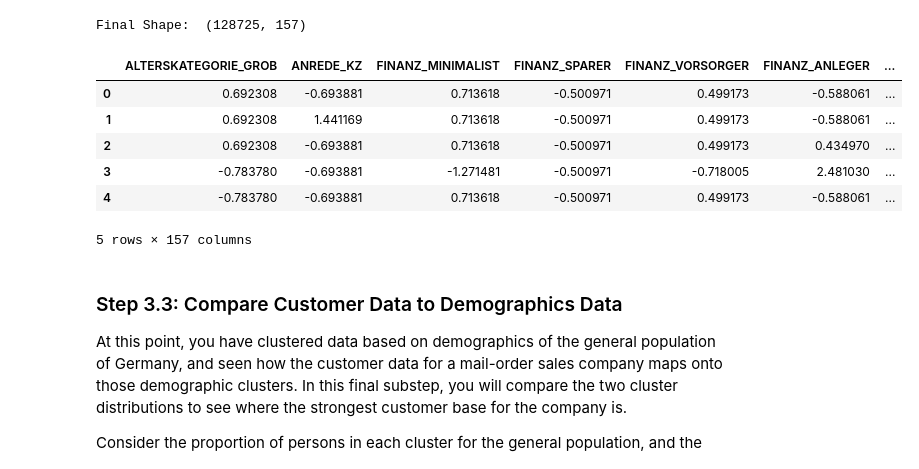
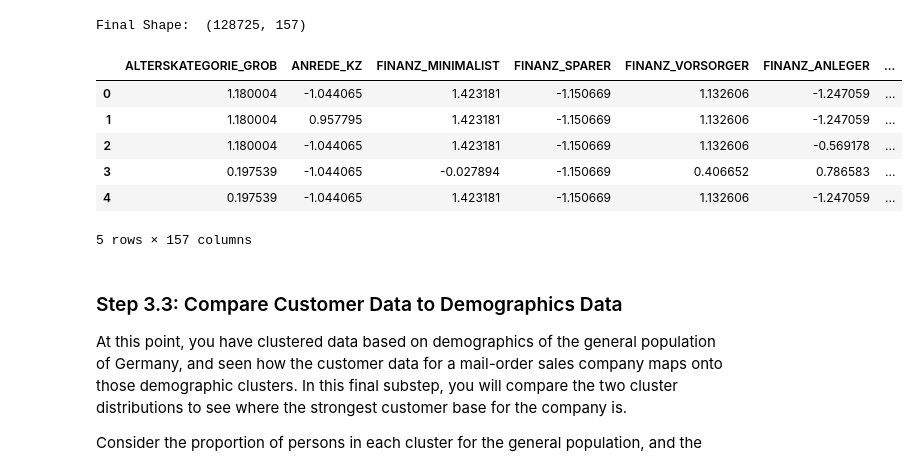
Before and after one commit to prithvidalal/Udacity-intro_to_ML_projects, a Jupyter notebook: Identify_Customer_Segments/Identify_Customer_Segments.ipynb, the cells around one changed output. Cells and saved outputs as stored; diff of their text form; code cells hidden in the pictures.

```diff
--- a/Identify_Customer_Segments/Identify_Customer_Segments.ipynb
+++ b/Identify_Customer_Segments/Identify_Customer_Segments.ipynb
@@ -212,9 +256,10 @@ plt.show()
 # %%
 # Write code to divide the data into two subsets based on the number of missing
 # values in each row.
-low_missing = azdias[azdias.isnull().sum(axis = 1) < 4]
+# NOTE TO REVIEWER : I have increased the threshold to 9 as advised.
+low_missing = azdias[azdias.isnull().sum(axis = 1) < 9]
 
-high_missing = azdias[azdias.isnull().sum(axis = 1) >= 4]
+high_missing = azdias[azdias.isnull().sum(axis = 1) >= 9]
 # %%
 # Compare the distribution of values for at least five columns where there are
 # no or few missing values, between the two subsets.
@@ -602,7 +647,8 @@ Before we apply dimensionality reduction techniques to the data, we need to perf
 # %%
 # Apply feature scaling to the general population demographics data
 scaler = StandardScaler()
-low_missing_scaled = scaler.fit_transform(low_missing)
+model_scaler = scaler.fit(low_missing)
+low_missing_scaled = scaler.transform(low_missing)
 low_missing_scaled = pd.DataFrame(low_missing_scaled, columns = low_missing.columns)
 # %%
 low_missing_scaled.head()
@@ -888,16 +934,16 @@ See the caveats in the documentation: http://pandas.pydata.org/pandas-docs/stabl
 Final Shape:  (128725, 157)
 # %%
 # Standardize or Normalize
-scaler = StandardScaler()
-customers_scaled = pd.DataFrame(scaler.fit_transform(customers_processed), columns = customers_processed.columns)
+#NOTE TO REVIEWER : I have changed the code as advised. Thanks for the tip
+customers_scaled = pd.DataFrame(scaler.transform(customers_processed), columns = customers_processed.columns)
 customers_scaled.head()
 # %% [output]
 |  | ALTERSKATEGORIE_GROB | ANREDE_KZ | FINANZ_MINIMALIST | FINANZ_SPARER | FINANZ_VORSORGER | FINANZ_ANLEGER | ... |
-| 0 | 0.692308 | -0.693881 | 0.713618 | -0.500971 | 0.499173 | -0.588061 | ... |
-| 1 | 0.692308 | 1.441169 | 0.713618 | -0.500971 | 0.499173 | -0.588061 | ... |
-| 2 | 0.692308 | -0.693881 | 0.713618 | -0.500971 | 0.499173 | 0.434970 | ... |
-| 3 | -0.783780 | -0.693881 | -1.271481 | -0.500971 | -0.718005 | 2.481030 | ... |
-| 4 | -0.783780 | -0.693881 | 0.713618 | -0.500971 | 0.499173 | -0.588061 | ... |
+| 0 | 1.180004 | -1.044065 | 1.423181 | -1.150669 | 1.132606 | -1.247059 | ... |
+| 1 | 1.180004 | 0.957795 | 1.423181 | -1.150669 | 1.132606 | -1.247059 | ... |
+| 2 | 1.180004 | -1.044065 | 1.423181 | -1.150669 | 1.132606 | -0.569178 | ... |
+| 3 | 0.197539 | -1.044065 | -0.027894 | -1.150669 | 0.406652 | 0.786583 | ... |
+| 4 | 0.197539 | -1.044065 | 1.423181 | -1.150669 | 1.132606 | -1.247059 | ... |
 5 rows × 157 columns
 # %%
 #transform the customers data using pca object
```
Also changed, not shown: parts of 18 cells of this notebook, 1 other file.
